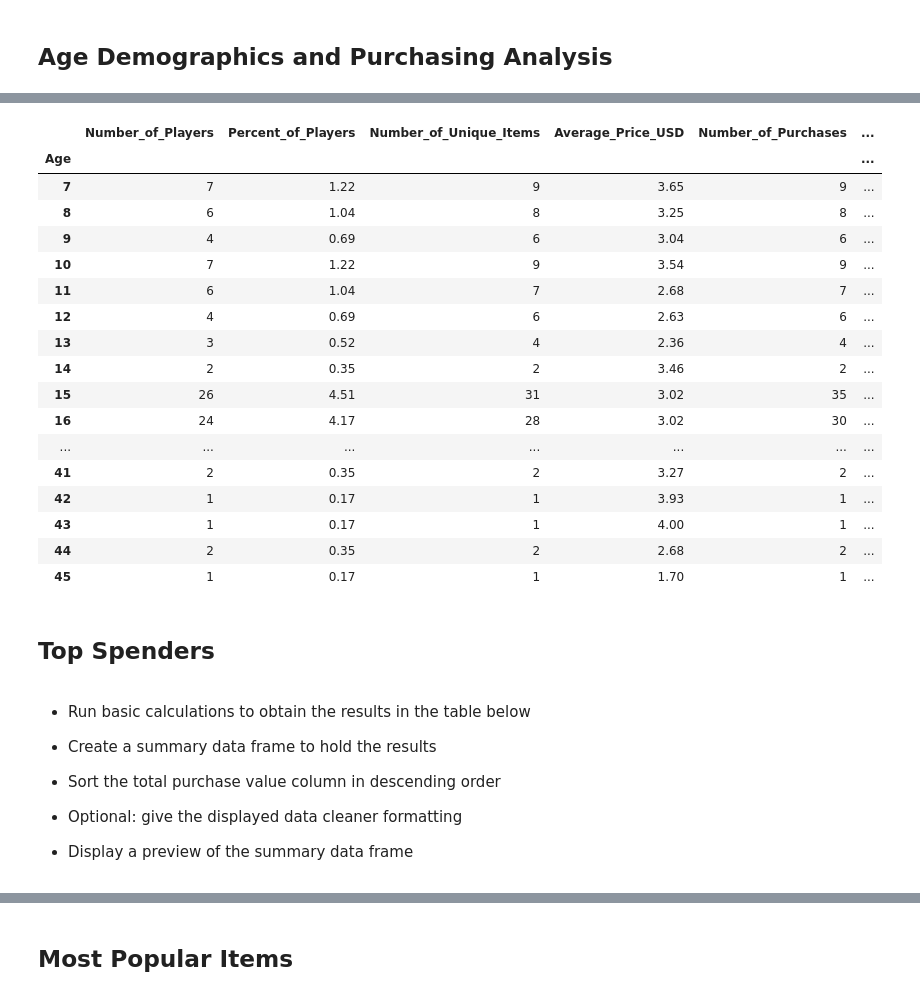
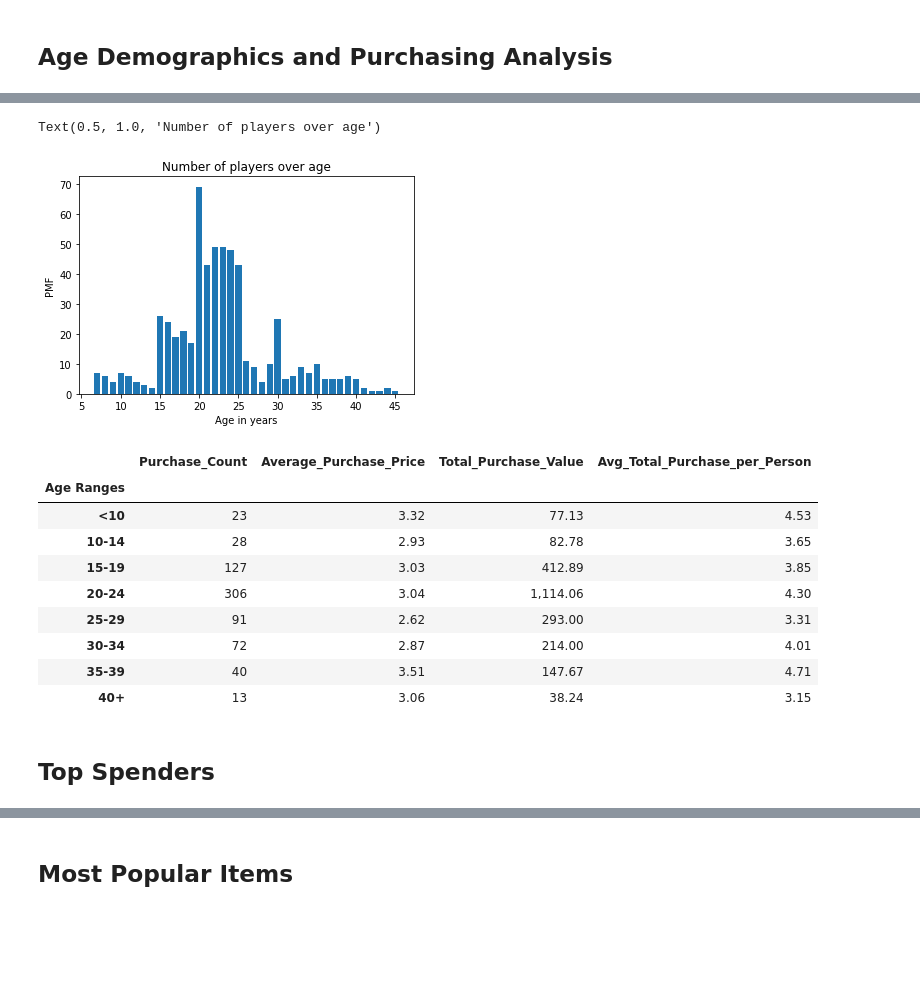
Before and after one commit to OlegRyzhkov2020/pandas-challenge, a Jupyter notebook: HeroesOfPymoli/HeroesOfPymoli_starter.ipynb, the cells around one changed output, grey strips where cells are left out. Cells and saved outputs as stored; diff of their text form; code cells hidden in the pictures; blank space fills up the shorter version.

```diff
--- a/HeroesOfPymoli/HeroesOfPymoli_starter.ipynb
+++ b/HeroesOfPymoli/HeroesOfPymoli_starter.ipynb
@@ -102,37 +77,38 @@ analysis('Gender')
-# %%
-analysis('Age')
-# %% [output]
-|  | Number_of_Players | Percent_of_Players | Number_of_Unique_Items | Average_Price_USD | Number_of_Purchases | ... |
-| Age |  |  |  |  |  | ... |
-| 7 | 7 | 1.22 | 9 | 3.65 | 9 | ... |
-| 8 | 6 | 1.04 | 8 | 3.25 | 8 | ... |
-| 9 | 4 | 0.69 | 6 | 3.04 | 6 | ... |
-| 10 | 7 | 1.22 | 9 | 3.54 | 9 | ... |
-| 11 | 6 | 1.04 | 7 | 2.68 | 7 | ... |
-| 12 | 4 | 0.69 | 6 | 2.63 | 6 | ... |
-| 13 | 3 | 0.52 | 4 | 2.36 | 4 | ... |
-| 14 | 2 | 0.35 | 2 | 3.46 | 2 | ... |
-| 15 | 26 | 4.51 | 31 | 3.02 | 35 | ... |
-| 16 | 24 | 4.17 | 28 | 3.02 | 30 | ... |
-| ... | ... | ... | ... | ... | ... | ... |
-| 41 | 2 | 0.35 | 2 | 3.27 | 2 | ... |
-| 42 | 1 | 0.17 | 1 | 3.93 | 1 | ... |
-| 43 | 1 | 0.17 | 1 | 4.00 | 1 | ... |
-| 44 | 2 | 0.35 | 2 | 2.68 | 2 | ... |
-| 45 | 1 | 0.17 | 1 | 1.70 | 1 | ... |
+# %%
+age_df = analysis('Age')
+# %%
+num_players=age_df['Number_of_Players']
+Pmf(num_players).bar()
+plt.xlabel('Age in years')
+plt.ylabel('PMF')
+plt.title("Number of players over age")
+# %% [output]
+Text(0.5, 1.0, 'Number of players over age')
+[figure, added]
+# %%
+#Binning
+age_df=age_df.reset_index()
+
+group_names = ["<10", "10-14", "15-19", "20-24","25-29","30-34","35-39","40+"]
+bins = [0,10,15,20,25,30,35,40,46]
+age_df["Age Ranges"] = pd.cut(age_df["Age"], bins=bins,right = False, labels=group_names)
+age_df
+
+age_df = age_df.groupby("Age Ranges").agg(Purchase_Count = ('Number_of_Unique_Items', 'sum'),
+                                          Average_Purchase_Price = ('Average_Price_USD','mean'),
+                                          Total_Purchase_Value =('Revenue_USD', 'sum'),
+                                          Avg_Total_Purchase_per_Person = ('Revenue_per_Person', 'mean'))
+age_df
+# %% [output]
+|  | Purchase_Count | Average_Purchase_Price | Total_Purchase_Value | Avg_Total_Purchase_per_Person |
+| Age Ranges |  |  |  |  |
+| <10 | 23 | 3.32 | 77.13 | 4.53 |
+| 10-14 | 28 | 2.93 | 82.78 | 3.65 |
+| 15-19 | 127 | 3.03 | 412.89 | 3.85 |
+| 20-24 | 306 | 3.04 | 1,114.06 | 4.30 |
+| 25-29 | 91 | 2.62 | 293.00 | 3.31 |
+| 30-34 | 72 | 2.87 | 214.00 | 4.01 |
+| 35-39 | 40 | 3.51 | 147.67 | 4.71 |
+| 40+ | 13 | 3.06 | 38.24 | 3.15 |
 # %% [markdown]
 ## Top Spenders
-# %% [markdown]
-* Run basic calculations to obtain the results in the table below
-
-
-* Create a summary data frame to hold the results
-
-
-* Sort the total purchase value column in descending order
-
-
-* Optional: give the displayed data cleaner formatting
-
-
-* Display a preview of the summary data frame
```
Also changed, not shown: parts of 9 cells of this notebook, 2 other files.
